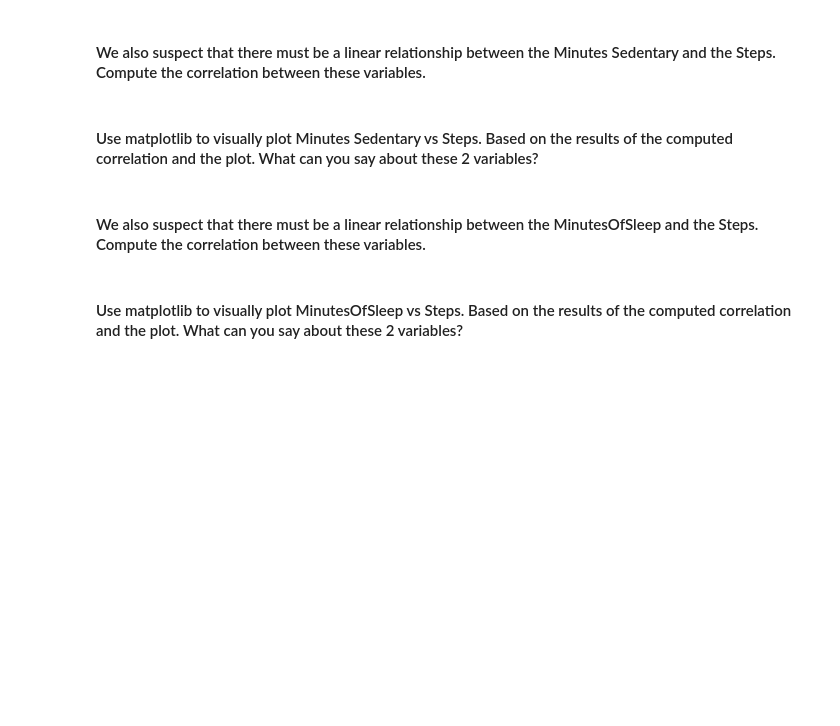
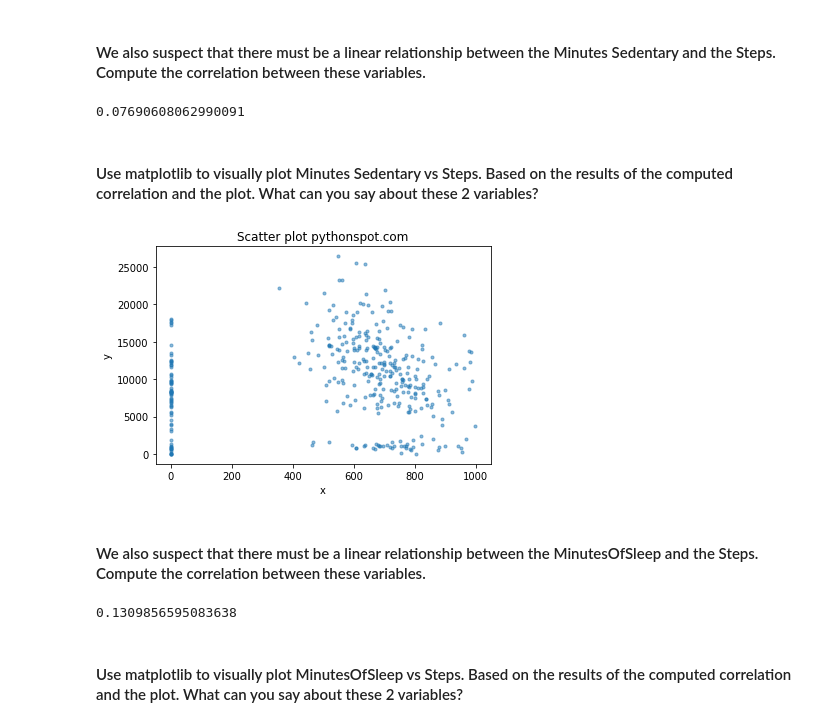
Before and after one commit to ta-datapt-bcn/lab-pivot-table-and-correlation, a Jupyter notebook: your_code/main.ipynb, the cells around one changed output. Drawn from its saved outputs; the diff is of its cells as text; code cells hidden in the pictures; blank space fills up the shorter version.

```diff
--- a/your_code/main.ipynb
+++ b/your_code/main.ipynb
@@ -96,5 +268,8 @@
 #### We also suspect that there must be a linear relationship between the Minutes Sedentary and the Steps. Compute the correlation between these variables.
 # %%
 # your answer here
+fitbit["Minutes Sedentary"].corr(fitbit["Steps"])
+# %% [output]
+0.07690608062990091
 # %% [markdown]
 #### Use matplotlib to visually plot Minutes Sedentary vs Steps. Based on the results of the computed correlation and the plot. What can you say about these 2 variables?
@@ -103,8 +276,28 @@
+# %%
+# your answer here
+
+# Create data
+x = fitbit["Minutes Sedentary"]
+y = fitbit["Steps"]
+colors = (0,0,0)
+area = np.pi*3
+
+# Plot
+plt.scatter(x, y, s=area, alpha=0.5)
+plt.title('Scatter plot pythonspot.com')
+plt.xlabel('x')
+plt.ylabel('y')
+plt.show()
+# %% [output]
+[figure, added]
 # %%
 # Your comment here
 # %% [markdown]
 #### We also suspect that there must be a linear relationship between the MinutesOfSleep and the Steps. Compute the correlation between these variables.
 # %%
 # your answer here
+fitbit["MinutesOfSleep"].corr(fitbit["Steps"])
+# %% [output]
+0.1309856595083638
 # %% [markdown]
 #### Use matplotlib to visually plot MinutesOfSleep vs Steps. Based on the results of the computed correlation and the plot. What can you say about these 2 variables?
```
Also changed, not shown: parts of 40 cells of this notebook.
